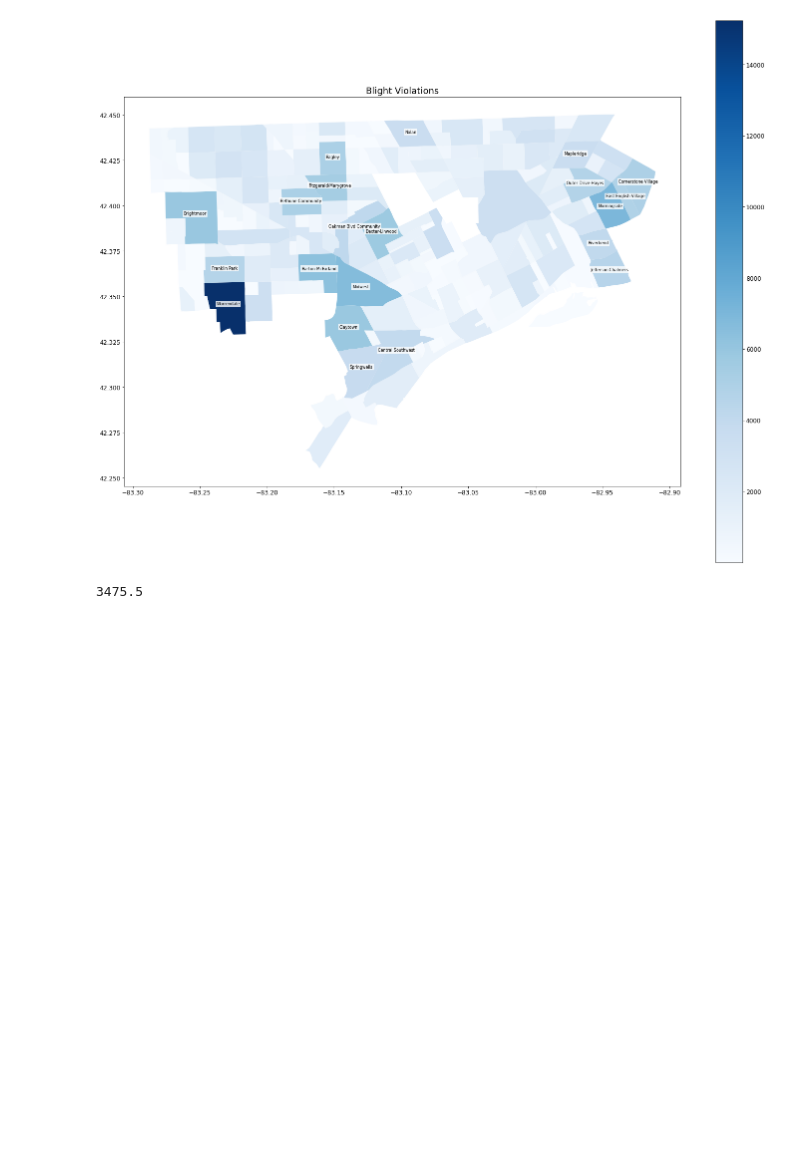
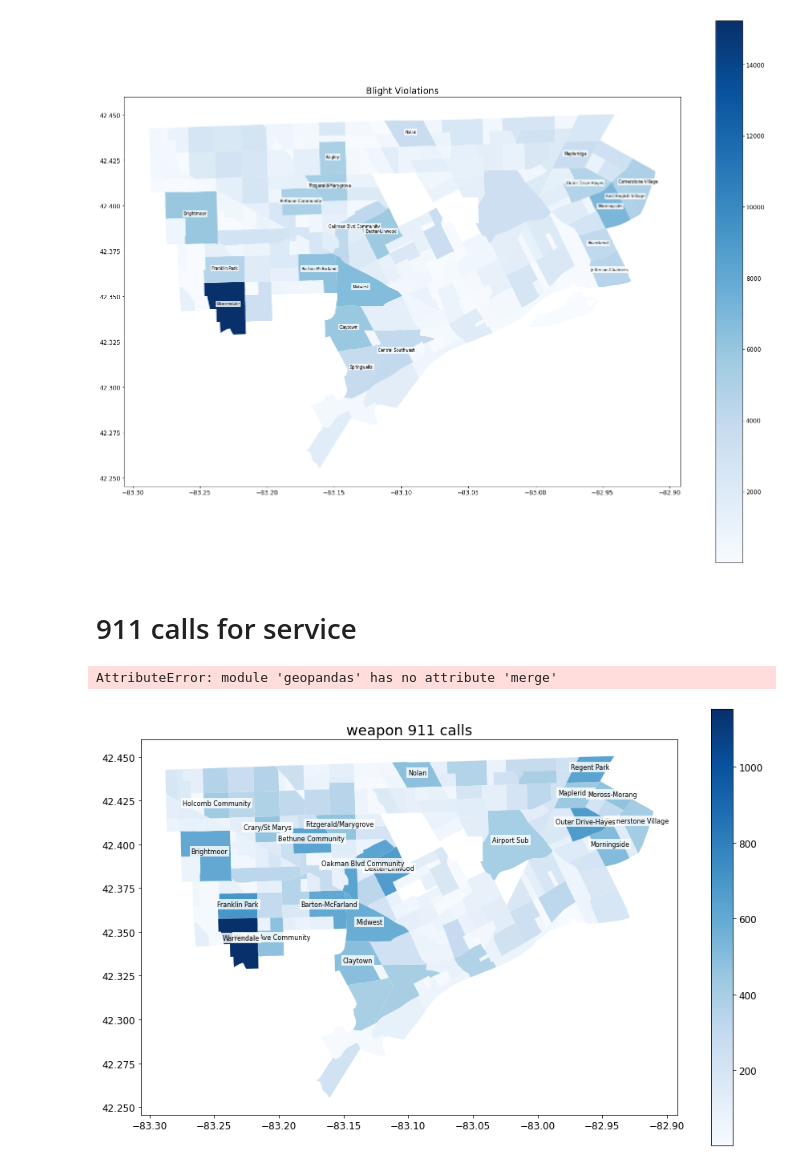
Before and after one commit to ahakso/detroit, a Jupyter notebook: blighted_neighborhoods.ipynb, the cells around one changed output. Saved outputs shown, nothing was run; the diff lists cells and outputs as text; code cells hidden in the pictures; blank space fills up the shorter version.

Commit message:
Add 911 calls to nb and read_csv argument option to util func

```diff
--- a/blighted_neighborhoods.ipynb
+++ b/blighted_neighborhoods.ipynb
@@ -42,7 +46,30 @@ for idx, row in blight_count_by_neighorhood.iterrows():
         plt.text(pts[0],pts[1],row.nhood_name, fontsize=8,horizontalalignment='center',bbox={'facecolor': 'white', 'alpha':0.8, 'pad': 2, 'edgecolor':'none'})
 # %% [output]
 [figure]
-# %%
-blight_count_by_neighorhood.blight_violations.quantile(0.9)
-# %% [output]
-3475.5
+# %% [markdown]
+# 911 calls for service
+# %%
+calls = csv_with_x_y_to_gpd('911_Calls_For_Service')
+# %%
+weapons = gpd.GeoDataFrame(pd.merge(
+    calls.loc[calls.category.str.strip() == "WEAPON", :].groupby("neighborhood").agg(weapon_calls=('X','count')),
+    neighborhood.loc[:, ["nhood_name","geometry"]],
+    left_index=True,
+    right_on="nhood_name",
+))
+weapons.head()
+# %% [output]
+AttributeError: module 'geopandas' has no attribute 'merge'
+# %%
+fig, ax = plt.subplots(1,1,figsize=(15,10))
+weapons.plot('weapon_calls',ax=ax,cmap='Blues',legend=True)
+ax.set(title='weapon 911 calls')
+
+top_decile = weapons.weapon_calls.quantile(0.9)
+for idx, row in weapons.iterrows():
+#     plt.annotate(row.nhood_name,[x[0] for x in row.geometry.centroid.xy],fontsize=8)
+    if row.weapon_calls > top_decile:
+        pts = [x[0] for x in row.geometry.centroid.xy]
+        plt.text(pts[0],pts[1],row.nhood_name, fontsize=8,horizontalalignment='center',bbox={'facecolor': 'white', 'alpha':0.8, 'pad': 2, 'edgecolor':'none'})
+# %% [output]
+[figure, added]
```
Also changed, not shown: parts of 2 cells of this notebook, 1 other file.
